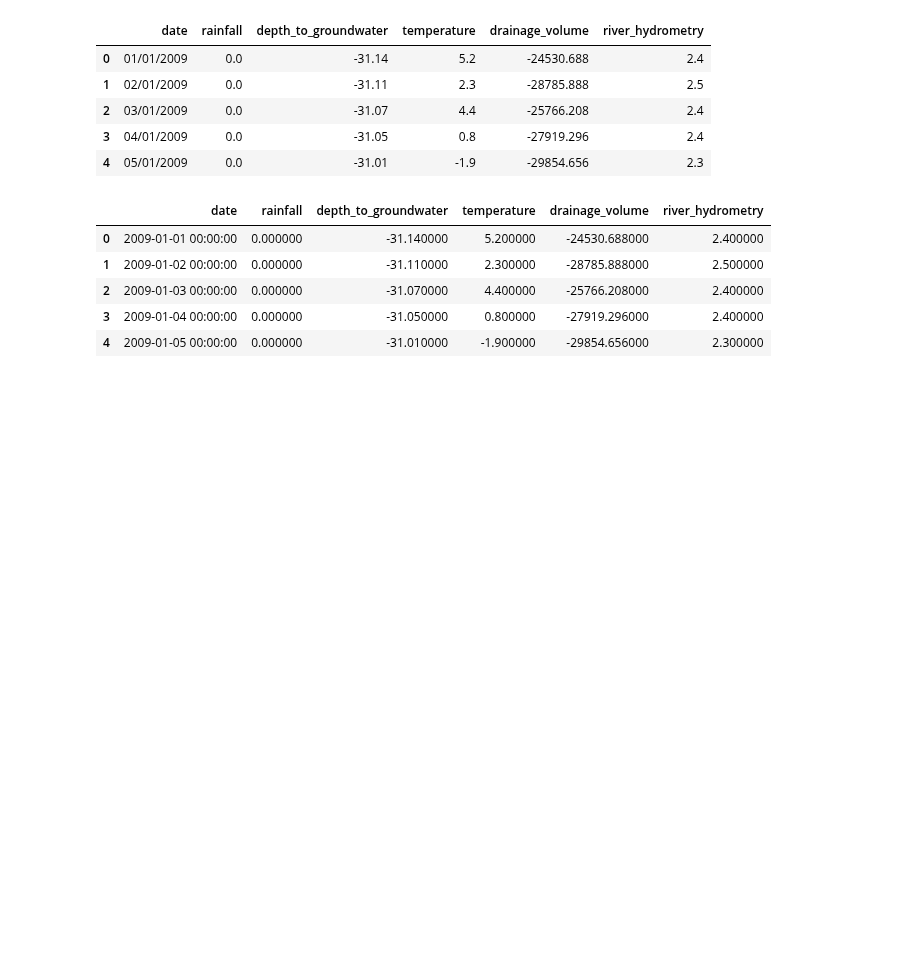
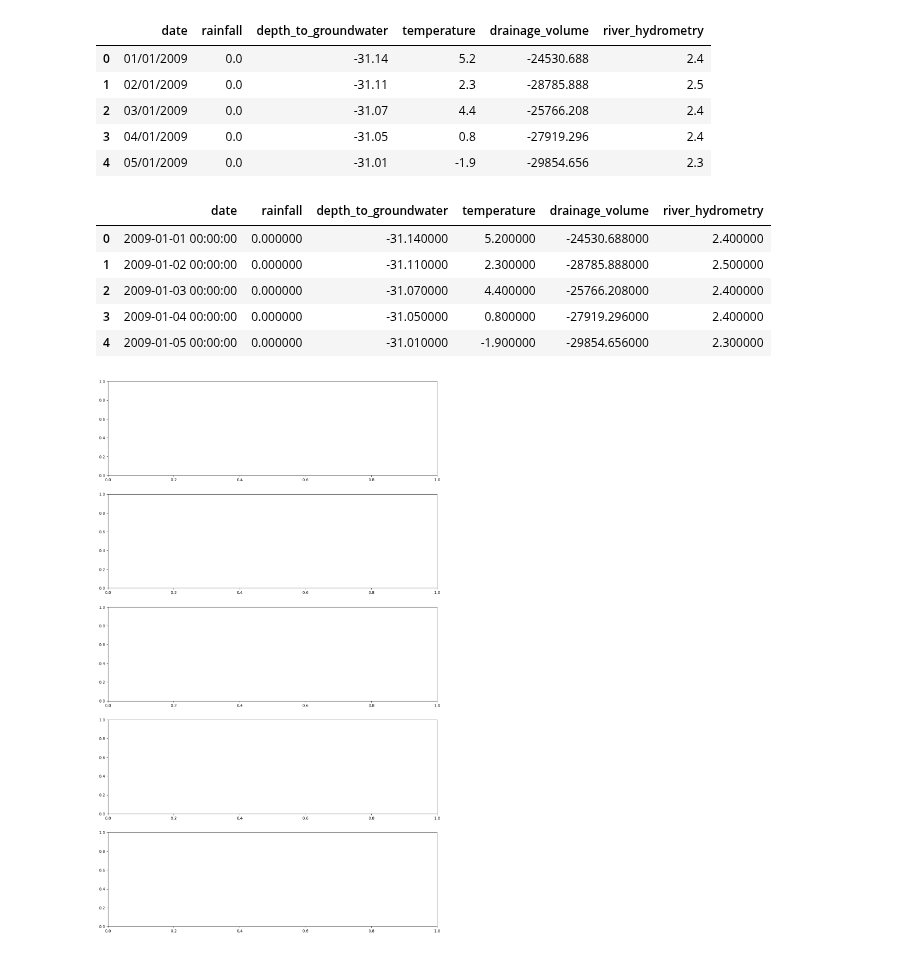
Before and after one commit to RajnishAdhikari/PythonPractice, a Jupyter notebook: univaariate_and_mulitvariate.ipynb, the cells around one changed output. Saved outputs shown, nothing was run; the diff lists cells and outputs as text; code cells hidden in the pictures; blank space fills up the shorter version.

Commit message:
for visualization

```diff
--- a/univaariate_and_mulitvariate.ipynb
+++ b/univaariate_and_mulitvariate.ipynb
@@ -46,3 +46,7 @@ df.head().style.set_properties(subset=['date'], **{'background-color': 'dodgerbl
 | 2 | 2009-01-03 00:00:00 | 0.000000 | -31.070000 | 4.400000 | -25766.208000 | 2.400000 |
 | 3 | 2009-01-04 00:00:00 | 0.000000 | -31.050000 | 0.800000 | -27919.296000 | 2.400000 |
 | 4 | 2009-01-05 00:00:00 | 0.000000 | -31.010000 | -1.900000 | -29854.656000 | 2.300000 |
+# %%
+f, ax = plt.subplots(nrows=5, ncols=1, figsize=(15, 25))
+# %% [output]
+[figure, added]
```
